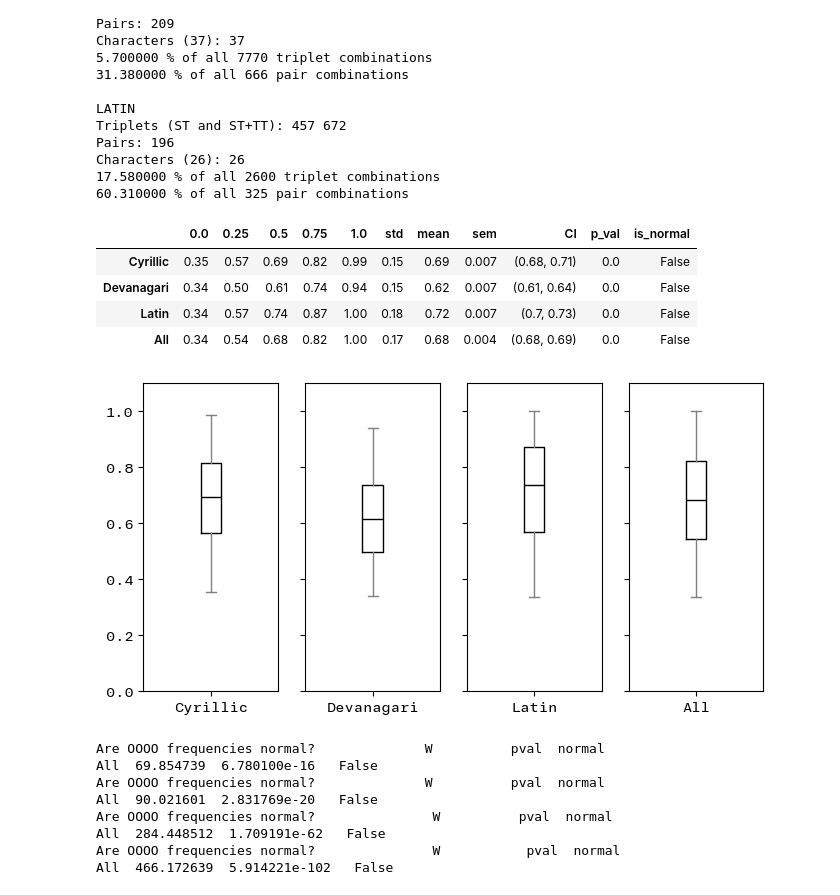
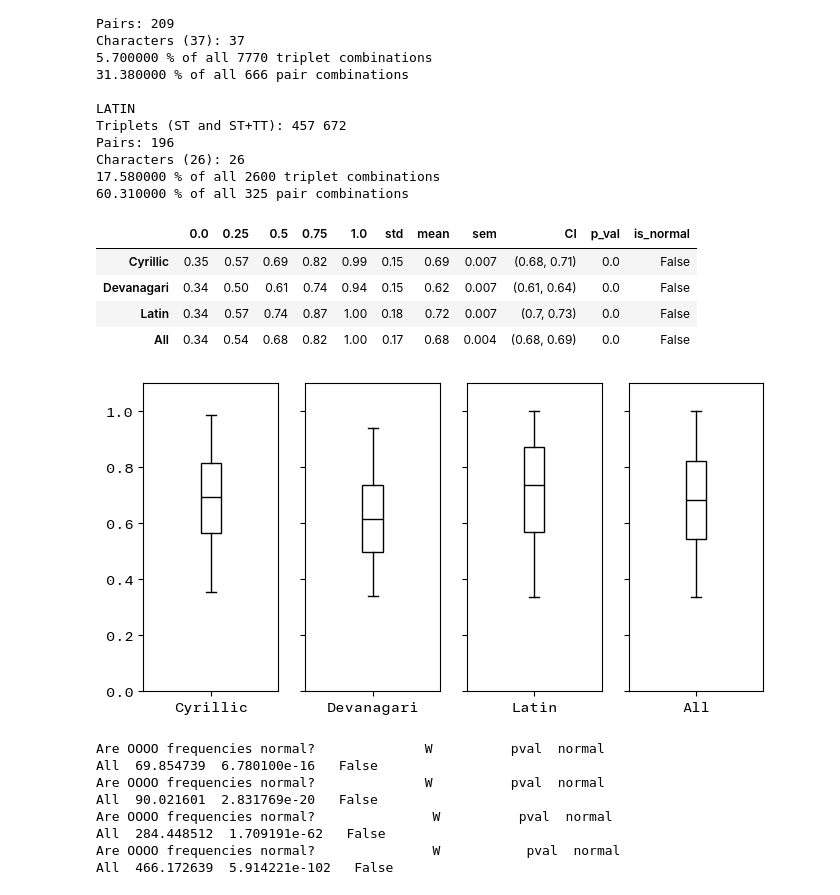
Before and after one commit to MrBrezina/context-sensitive-visual-similarity, a Jupyter notebook: data/statistical-analysis.ipynb, the cells around one changed output. Drawn from its saved outputs; the diff is of its cells as text; code cells hidden in the pictures.

```diff
--- a/data/statistical-analysis.ipynb
+++ b/data/statistical-analysis.ipynb
@@ -68,7 +68,8 @@ axes = {"titlesize":"10", "titleweight":"medium", "labelsize":"10", "labelweight
 plt.rc("font", **font)
 plt.rc("figure", **figure)
 plt.rc("axes", **axes)
-box_colors = dict(boxes="Black", whiskers="0.5", medians="Black", caps="0.5")
+COL = "black"
+box_colors = dict(boxes=COL, whiskers=COL, medians=COL, caps=COL)
 # %%
 # Get data
 
@@ -501,35 +502,41 @@ for i, script in enumerate(["cyrillic", "devanagari", "latin", "all"]):
     row["mean"] = round(mean, 2)
     row["sem"] = round(sem, 3)
     row["std"] = round(fm.std(), 2)
     # confidence interval
     ci = st.t.interval(0.95, len(fm)-1, loc=mean, scale=sem)
     row["CI"] = (round(ci[0], 2), round(ci[1], 2))
     # test the null hypothesis that the frequencies_max come from a normal distribution.
     # It is based on D’Agostino and Pearson’s
     _, p_val = st.normaltest(fm)
     row["p_val"] = round(p_val, 4)
     row["is_normal"] = p_val >= 0.001
     report.append(row)
     # plot
-    s_axes = fm.plot(kind="box", ax=axes[i], color=box_colors, title="")
+    s_axes = fm.plot(kind="box",
+                     ax=axes[i],
+                     patch_artist=True,
+                     showfliers=False,
+                     boxprops=dict(facecolor="white", color=COL),
+                     color=box_colors,
+                     title="")
     s_axes.set_ylim([0.0,1.1])
 
 report = DataFrame(report, columns=["0.0", "0.25", "0.5", "0.75", "1.0", "std", "mean", "sem", "CI", "p_val", "is_normal"])
 display(report)
 
 # save plot
 fig.savefig("graphics/frequencies_most-popular_box-plots.pdf", bbox_inches="tight")
 report.to_csv("csv/frequencies/frequencies_most-popular_stats.csv", encoding="utf-8")
 
 # tidy up
 del fm
 # %% [output]
 |  | 0.0 | 0.25 | 0.5 | 0.75 | 1.0 | std | mean | sem | CI | p_val | is_normal |
 | Cyrillic | 0.35 | 0.57 | 0.69 | 0.82 | 0.99 | 0.15 | 0.69 | 0.007 | (0.68, 0.71) | 0.0 | False |
 | Devanagari | 0.34 | 0.50 | 0.61 | 0.74 | 0.94 | 0.15 | 0.62 | 0.007 | (0.61, 0.64) | 0.0 | False |
 | Latin | 0.34 | 0.57 | 0.74 | 0.87 | 1.00 | 0.18 | 0.72 | 0.007 | (0.7, 0.73) | 0.0 | False |
 | All | 0.34 | 0.54 | 0.68 | 0.82 | 1.00 | 0.17 | 0.68 | 0.004 | (0.68, 0.69) | 0.0 | False |
-[figure, old version]
+[figure, new version]
 # %%
 # save compact data
 
```
Also changed, not shown: parts of 3 cells of this notebook, 2 other files.
